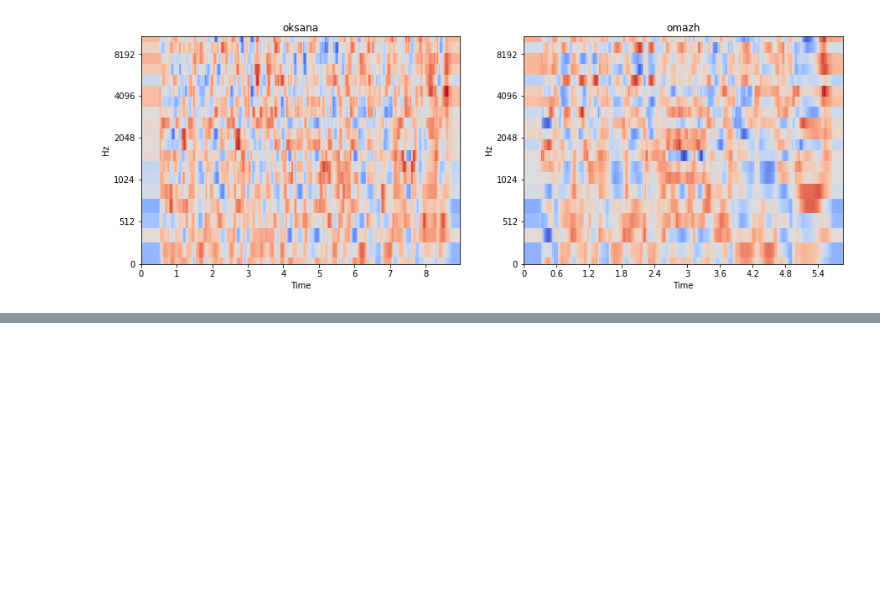
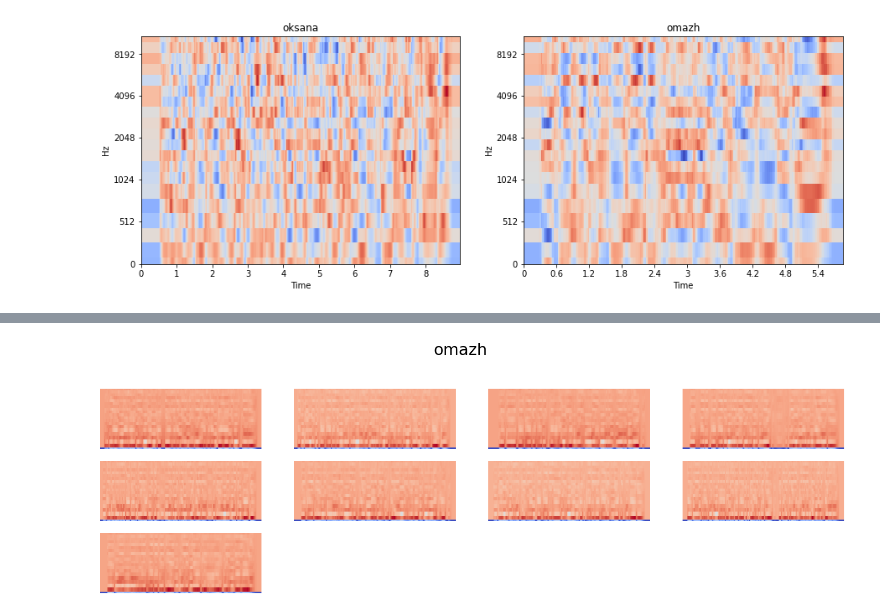
Before and after one commit to DanilDmitriev1999/audio_classification, a Jupyter notebook: Audio Base.ipynb, the cells around one changed output, grey strips where cells are left out. Drawn from its saved outputs; the diff is of its cells as text; code cells hidden in the pictures; blank space fills up the shorter version.

```diff
--- a/Audio Base.ipynb
+++ b/Audio Base.ipynb
@@ -215,0 +243,5 @@ Text(0.5, 1.0, 'omazh')
+# %%
+omazh_files = get_files('./vox-test-audio/data/omazh/')
+plot_mmfcs(omazh_files, 'omazh')
+# %% [output]
+[figure, added]
```
Also changed, not shown: parts of 5 cells of this notebook, 33 other files.
